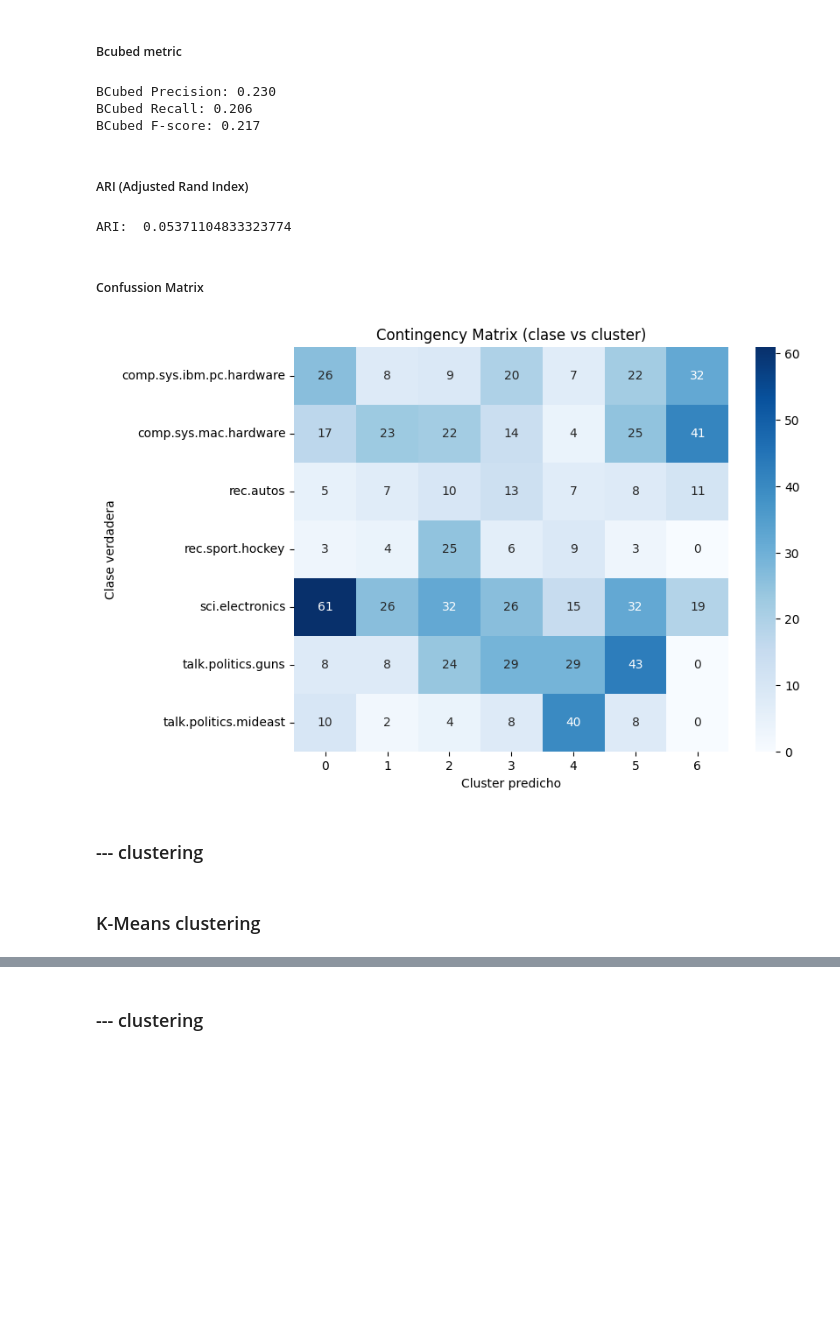
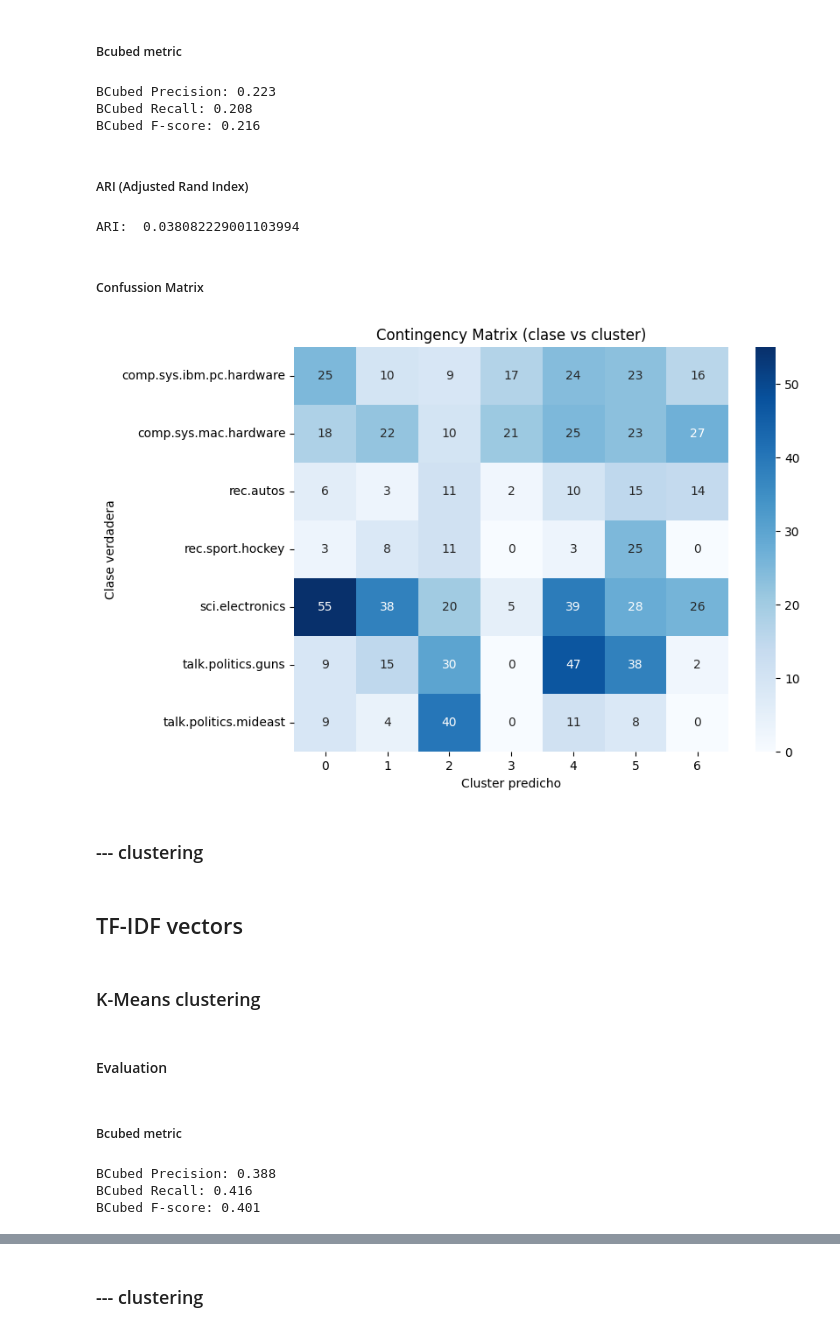
Before and after one commit to TheDandyCodes/text-mining, a Jupyter notebook: Task_4/task_4.ipynb, the cells around one changed output, grey strips where cells are left out. Cells and saved outputs as stored; diff of their text form; code cells hidden in the pictures; blank space fills up the shorter version.

```diff
--- a/Task_4/task_4.ipynb
+++ b/Task_4/task_4.ipynb
@@ -18,6 +21,8 @@ gold_corpus = pd.read_csv("../Task_3/data/corpus_raw.csv")
 
 # Build ground-truth dictionary for BCubed
 ldict = {i: {str(label)} for i, label in enumerate(gold_corpus["category"])}
+# %%
+N_COMPONENTS = 50
 # %% [markdown]
 # Load Vector Space Model
 # %%
@@ -37,9 +43,9 @@ tf_vectors, tf_vocab = load_vectors_scipy("../Task_3/data/VSM/tf_vectors")
 # %%
 from clustering import kmeans_pipeline
 # %%
-cluster_labels = kmeans_pipeline(tf_vectors)
+tf_cluster_labels = kmeans_pipeline(tf_vectors, n_components=N_COMPONENTS)
 
-cdict = {i: {str(label)} for i, label in enumerate(cluster_labels)}
+tf_cdict = {i: {str(label)} for i, label in enumerate(tf_cluster_labels)}
 # %% [markdown]
 #### Evaluation
 # %% [markdown]
@@ -47,44 +53,46 @@ cdict = {i: {str(label)} for i, label in enumerate(cluster_labels)}
 # %%
 from cluster_evaluation import bcubed_evaluation
 # %%
-precision, recall, fscore = bcubed_evaluation(ldict, cdict)
+precision, recall, fscore = bcubed_evaluation(ldict, tf_cdict)
 
 print(f"BCubed Precision: {precision:.3f}")
 print(f"BCubed Recall: {recall:.3f}")
 print(f"BCubed F-score: {fscore:.3f}")
 # %% [output]
-BCubed Precision: 0.230
-BCubed Recall: 0.206
-BCubed F-score: 0.217
+BCubed Precision: 0.223
+BCubed Recall: 0.208
+BCubed F-score: 0.216
 # %% [markdown]
 ##### ARI (Adjusted Rand Index)
 # %%
 from cluster_evaluation import ari_evaluation
 
 
-print("ARI: ", ari_evaluation(gold_corpus["category"], cluster_labels))
+print("ARI: ", ari_evaluation(gold_corpus["category"], tf_cluster_labels))
 # %% [output]
-ARI:  0.05371104833323774
+ARI:  0.038082229001103994
 # %% [markdown]
 ##### Confussion Matrix
 # %%
 # y_true: real classes (strings)
 # y_pred: cluster ids (integers)
 y_true = gold_corpus["category"].values
-C = contingency_matrix(y_true, cluster_labels)
+C = contingency_matrix(y_true, tf_cluster_labels)
 
 yticks = np.unique(y_true)
-xticks = np.unique(cluster_labels)
+xticks = np.unique(tf_cluster_labels)
 
 plt.figure(figsize=(8, 6))
 sns.heatmap(C, annot=True, fmt="d", cmap="Blues", yticklabels=yticks, xticklabels=xticks)
 plt.xlabel("Cluster predicho")
 plt.ylabel("Clase verdadera")
 plt.title("Contingency Matrix (clase vs cluster)")
 plt.show()
 # %% [output]
-[figure, old version]
+[figure, new version]
 # %% [markdown]
 ### --- clustering
+# %% [markdown]
+## TF-IDF vectors
 # %% [markdown]
 ### K-Means clustering
@@ -90,0 +103,14 @@ plt.show()
+# %% [markdown]
+#### Evaluation
+# %% [markdown]
+##### Bcubed metric
+# %%
+precision, recall, fscore = bcubed_evaluation(ldict, tfidf_cdict)
+
+print(f"BCubed Precision: {precision:.3f}")
+print(f"BCubed Recall: {recall:.3f}")
+print(f"BCubed F-score: {fscore:.3f}")
+# %% [output]
+BCubed Precision: 0.388
+BCubed Recall: 0.416
+BCubed F-score: 0.401
```
Also changed, not shown: parts of 31 cells of this notebook.
